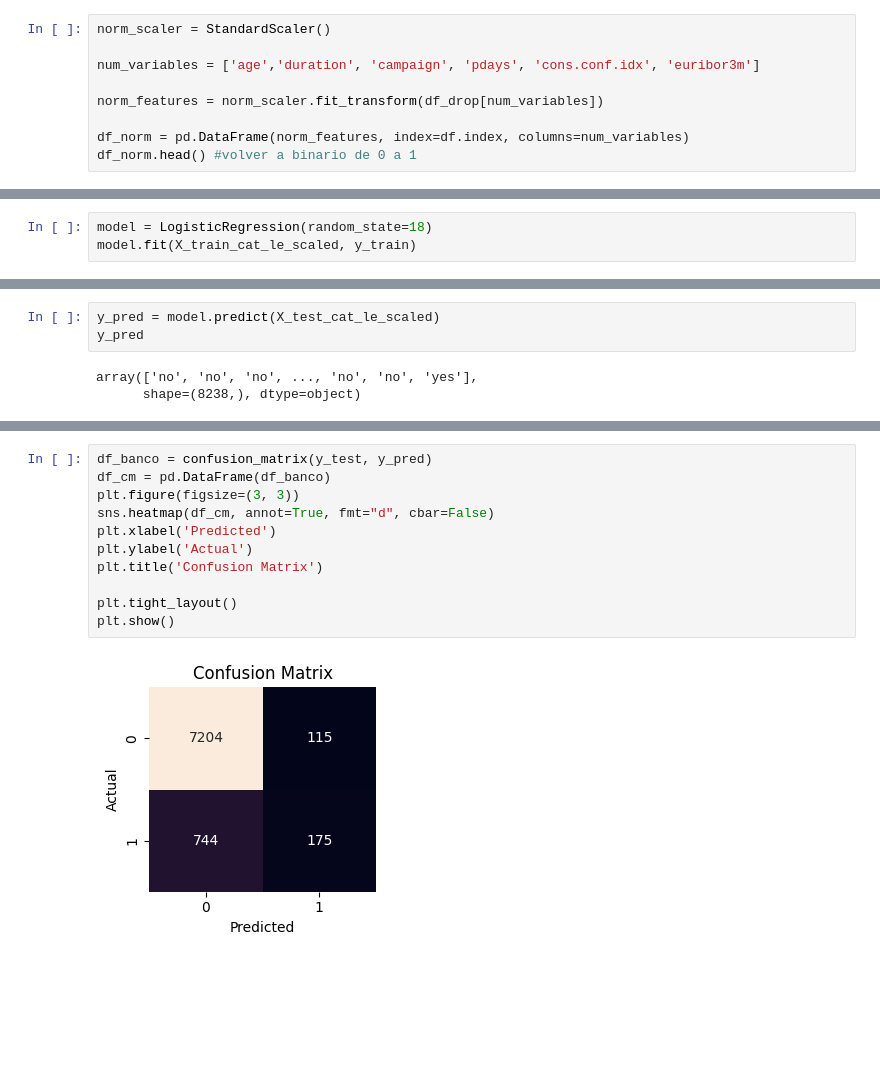
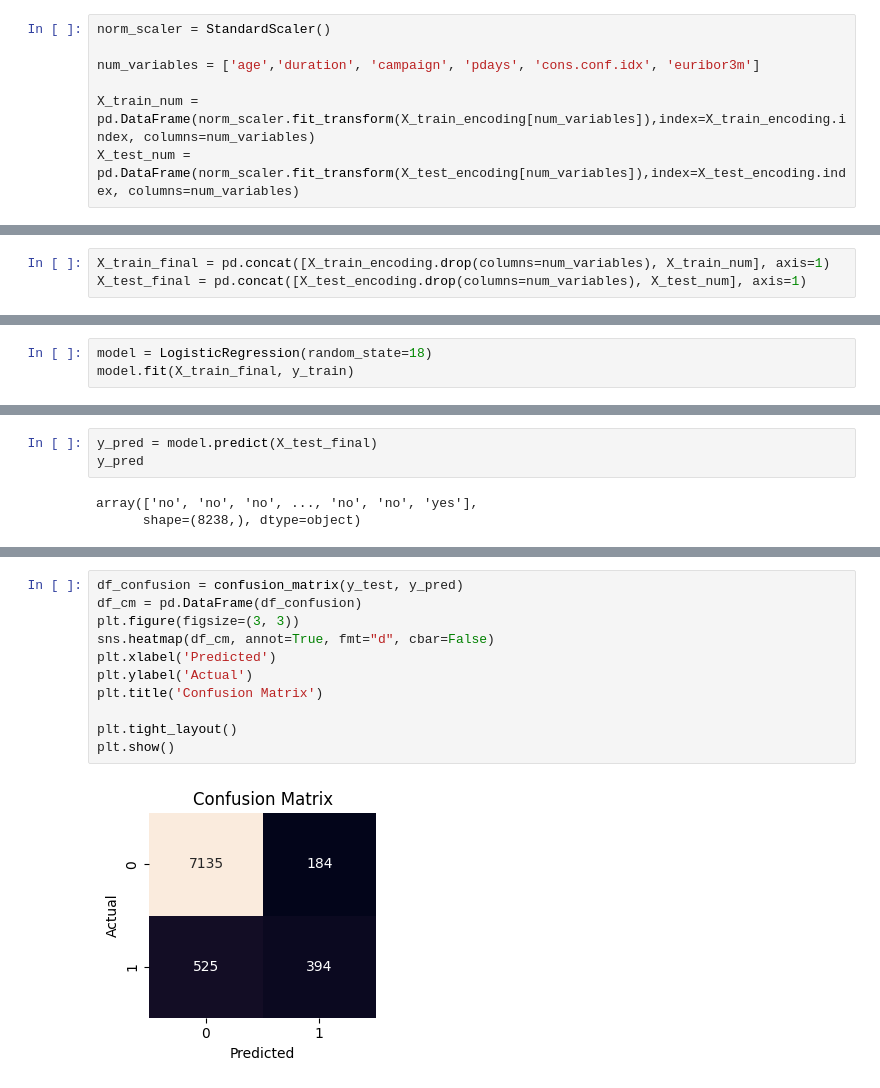
Before and after one commit to Antonio27M/ML-web-app-using-Streamlit, a Jupyter notebook: src/01-logistic-regression.ipynb, the cells around one changed output, grey strips where cells are left out. Saved outputs shown, nothing was run; the diff lists cells and outputs as text; blank space fills up the shorter version.

```diff
--- a/src/01-logistic-regression.ipynb
+++ b/src/01-logistic-regression.ipynb
@@ -304,7 +304,5 @@ norm_scaler = StandardScaler()
 
 num_variables = ['age','duration', 'campaign', 'pdays', 'cons.conf.idx', 'euribor3m']
 
-norm_features = norm_scaler.fit_transform(df_drop[num_variables])
-
-df_norm = pd.DataFrame(norm_features, index=df.index, columns=num_variables)
-df_norm.head() #volver a binario de 0 a 1
+X_train_num = pd.DataFrame(norm_scaler.fit_transform(X_train_encoding[num_variables]),index=X_train_encoding.index, columns=num_variables)
+X_test_num = pd.DataFrame(norm_scaler.fit_transform(X_test_encoding[num_variables]),index=X_test_encoding.index, columns=num_variables)
@@ -318,3 +309,6 @@ df_norm.head() #volver a binario de 0 a 1
+# %%
+X_train_final = pd.concat([X_train_encoding.drop(columns=num_variables), X_train_num], axis=1)
+X_test_final = pd.concat([X_test_encoding.drop(columns=num_variables), X_test_num], axis=1)
 # %%
 with open('/workspaces/Antonio27M-machine-learning/models/logistic_regression-onehot-encoder.pkl', 'wb') as file:
     pickle.dump(onehot_encoder, file)
@@ -334,7 +324,7 @@ X_train_final.head()
 5 rows × 53 columns
 # %%
 model = LogisticRegression(random_state=18)
-model.fit(X_train_cat_le_scaled, y_train)
+model.fit(X_train_final, y_train)
 # %% [output]
 LogisticRegression(random_state=18)
 # %%
@@ -344,5 +334,5 @@ X_test_cat_le_scaled.shape
 # %%
-y_pred = model.predict(X_test_cat_le_scaled)
+y_pred = model.predict(X_test_final)
 y_pred
 # %% [output]
 array(['no', 'no', 'no', ..., 'no', 'no', 'yes'],
@@ -355,16 +345,16 @@ model_accuracy
 # %%
-df_banco = confusion_matrix(y_test, y_pred)
-df_cm = pd.DataFrame(df_banco)
+df_confusion = confusion_matrix(y_test, y_pred)
+df_cm = pd.DataFrame(df_confusion)
 plt.figure(figsize=(3, 3))
 sns.heatmap(df_cm, annot=True, fmt="d", cbar=False)
 plt.xlabel('Predicted')
 plt.ylabel('Actual')
 plt.title('Confusion Matrix')
 
 plt.tight_layout()
 plt.show()
 # %% [output]
-[figure, old version]
+[figure, new version]
 # %%
 df_cm
 # %% [output]
```
Also changed, not shown: parts of 7 cells of this notebook, 3 other files.
